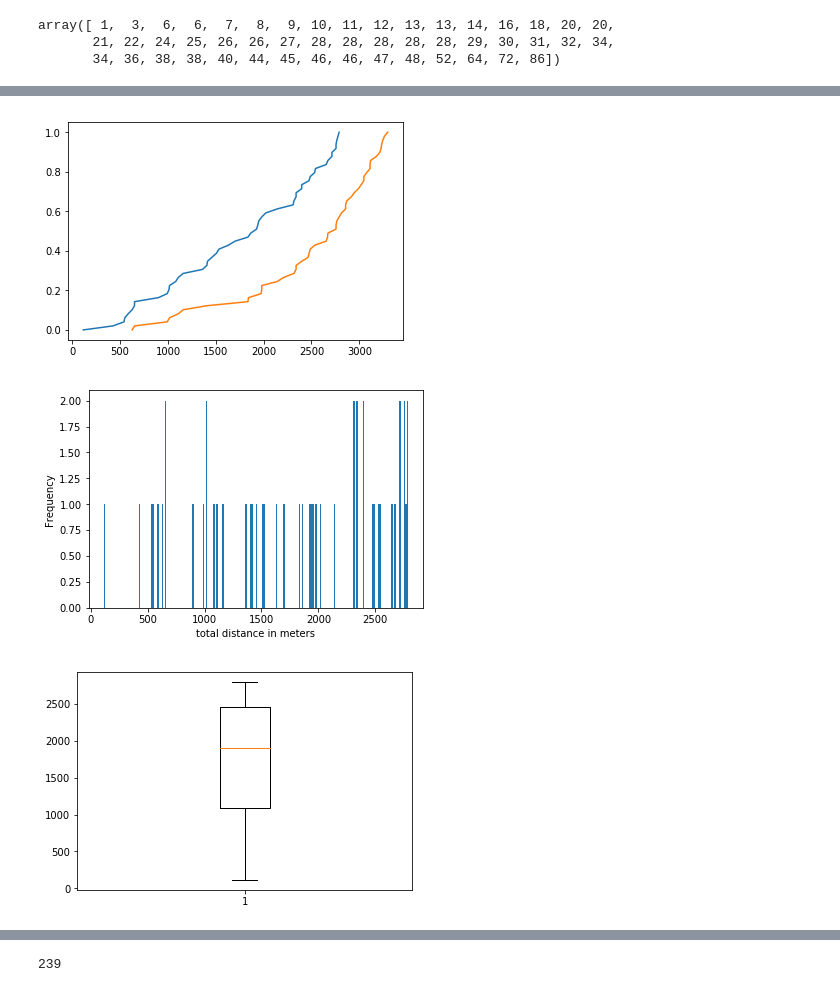
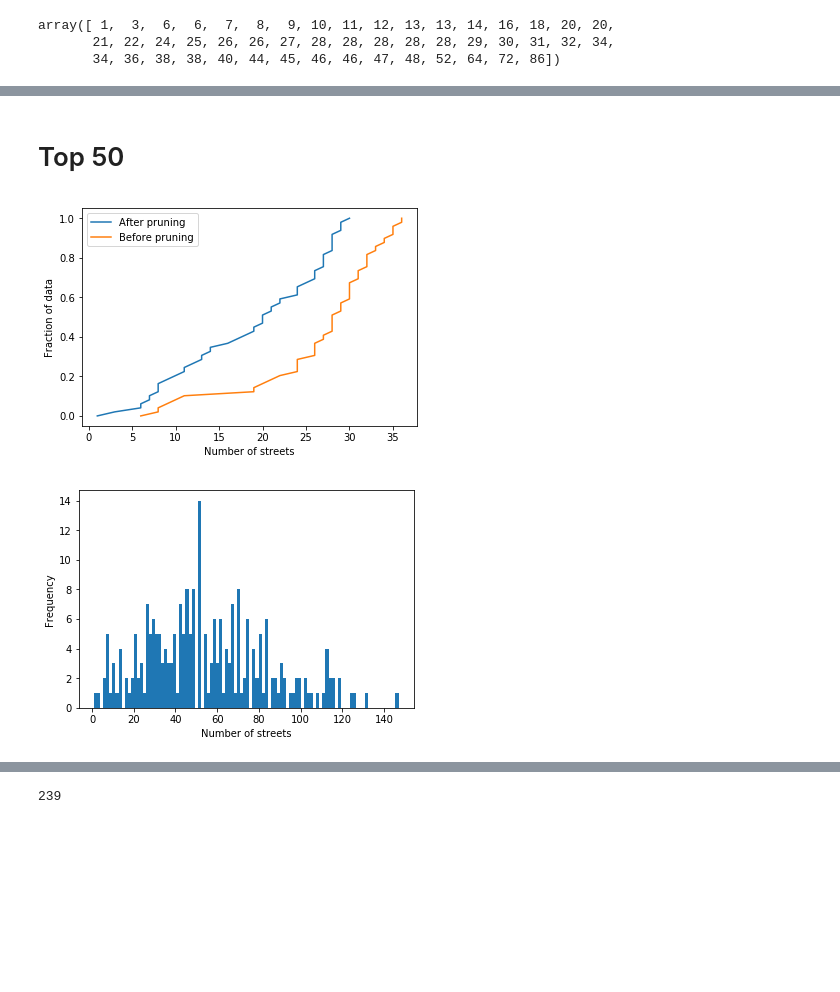
Before and after one commit to anuj-dimri25/Random-Delay-and-Indirections, a Jupyter notebook: statistical_measure_150m_innercity_morning_final_result_20apr.ipynb, the cells around one changed output, grey strips where cells are left out. Cells and saved outputs as stored; diff of their text form; code cells hidden in the pictures; blank space fills up the shorter version.

Commit message:
plot of innercity mrng

```diff
--- a/statistical_measure_150m_innercity_morning_final_result_20apr.ipynb
+++ b/statistical_measure_150m_innercity_morning_final_result_20apr.ipynb
@@ -428,0 +447,12 @@ plt.show()
+# %%
+combined_length=[]
+for i in total_after_length:
+    for j in i:
+        combined_length.append(j)
+combined_length
+
+combined_length2=[]
+for i in total_before_length:
+    for j in i:
+        combined_length2.append(j)
+combined_length2
@@ -593,11 +672,0 @@ print lines
-# %%
-uploader=[]
-for i in lines:
-    i=i.split(' ')
-    j=i[1]
-    j
-    #print j[j.find("[")+1:j.find("]")]
-    print j
-    if j=='uplood' or j=='location':
-        continue
-    uploader.append(j)
@@ -665,3 +728,5 @@ combined_length2
+# %% [markdown]
+# Top 50
 # %%
 sorted_data = np.sort(combined_length)
 sorted_data2 = np.sort(combined_length2)
@@ -670,20 +735,20 @@ sorted_data=sorted_data[:50]
 sorted_data2=sorted_data2[:50]
 
 yvals=np.arange(len(sorted_data))/float(len(sorted_data)-1)
-plt.plot(sorted_data,yvals)
-plt.plot(sorted_data2,yvals)
+plt.plot(sorted_data,yvals,label="After pruning")
+plt.plot(sorted_data2,yvals,label="Before pruning")
+
+plt.xlabel("Number of streets")
+plt.ylabel("Fraction of data")
+plt.legend(loc="upper left")
 plt.show()
 # %% [output]
-[figure, old version]
+[figure, new version]
 # %%
-plt.hist(sorted_data,bins=200)
+sorted_data = np.sort(combined_length)
+plt.hist(sorted_data,bins=100)
 plt.ylabel("Frequency")
-plt.xlabel("total distance in meters")
+plt.xlabel("Number of streets")
 plt.show()
 # %% [output]
-[figure, old version]
+[figure, new version]
-# %%
-plt.boxplot(sorted_data)
-plt.show()
-# %% [output]
-[figure, removed]
```
Also changed, not shown: parts of 38 cells of this notebook.
